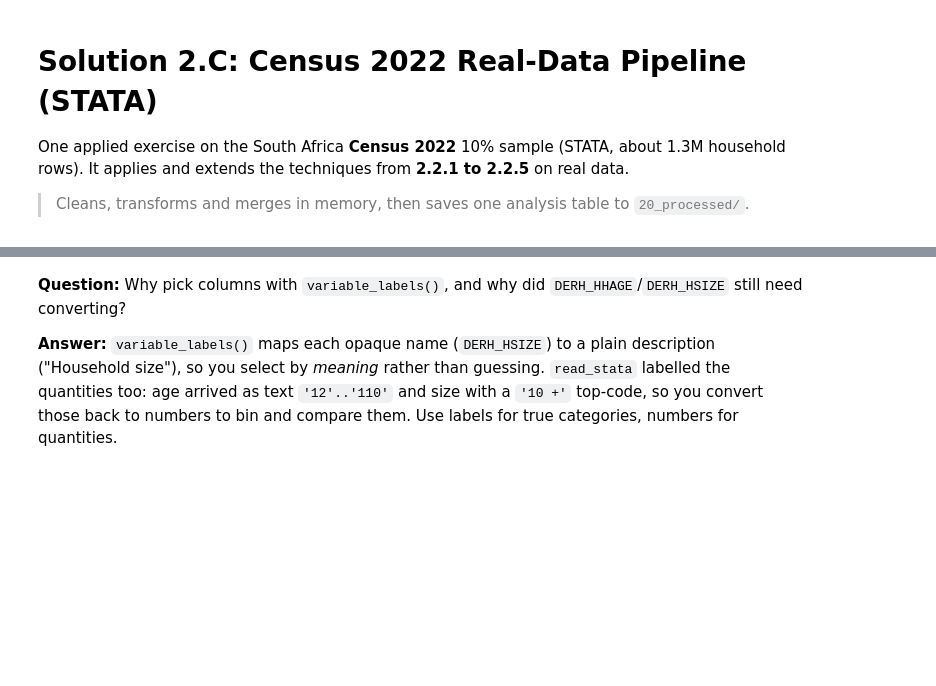
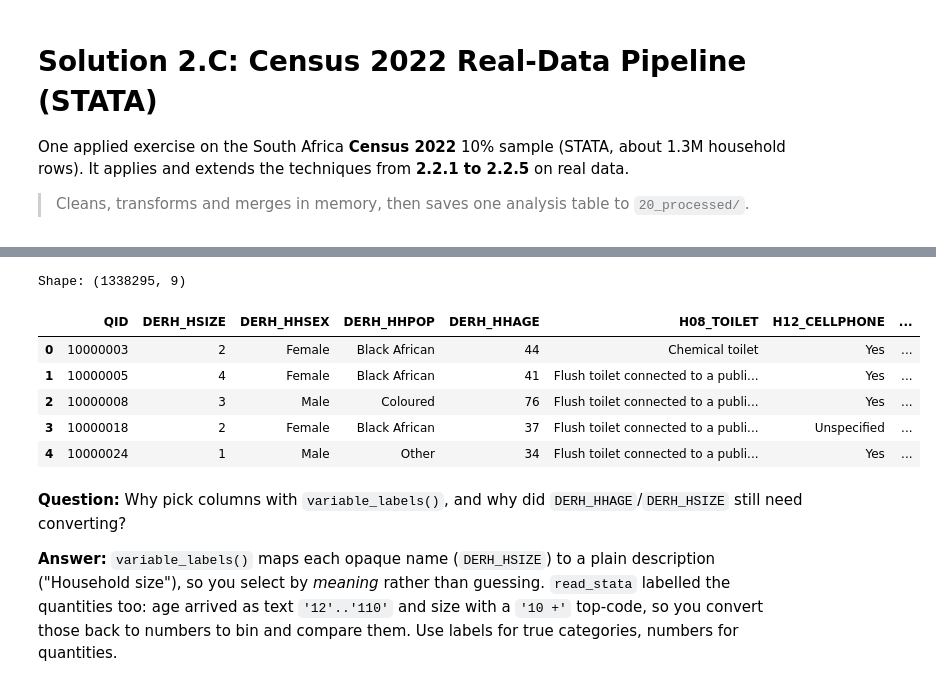
Before and after one commit to rowsquared/py4stat-public, a Jupyter notebook: notebooks/solutions/solution_226_census_stata_pipeline.ipynb, the cells around one changed output, grey strips where cells are left out. Saved outputs shown, nothing was run; the diff lists cells and outputs as text; code cells hidden in the pictures; blank space fills up the shorter version.

```diff
--- a/notebooks/solutions/solution_226_census_stata_pipeline.ipynb
+++ b/notebooks/solutions/solution_226_census_stata_pipeline.ipynb
@@ -46,23 +67,31 @@ var_labels        # read the descriptions to decide which columns to keep
 # %%
 COLS = [
     'QID',                   # identifier
     'DERH_HSIZE',            # Household size
     'DERH_HHSEX',            # Sex of head of the household
     'DERH_HHPOP',            # Population group of head of the household
     'DERH_HHAGE',            # Age of head of the household
     'H08_TOILET',            # Toilet facilities
     'H12_CELLPHONE',         # Cellphone
     'H13_INTERNET_ACCESS',   # Access to internet
     'HH_WGT',                # Household weight
 ]
 
-df = hh[COLS].copy()
+df = pd.read_stata(hh_path, columns=COLS)        # value labels applied by default
 # the quantity columns came in as text categories, convert to numbers
 df['DERH_HHAGE'] = pd.to_numeric(df['DERH_HHAGE'].astype('object'))
 df['DERH_HSIZE'] = pd.to_numeric(df['DERH_HSIZE'].astype('object').replace('10 +', '10'))
 
 print('Shape:', df.shape)
 df.head()
+# %% [output]
+Shape: (1338295, 9)
+|  | QID | DERH_HSIZE | DERH_HHSEX | DERH_HHPOP | DERH_HHAGE | H08_TOILET | H12_CELLPHONE | ... |
+| 0 | 10000003 | 2 | Female | Black African | 44 | Chemical toilet | Yes | ... |
+| 1 | 10000005 | 4 | Female | Black African | 41 | Flush toilet connected to a publi... | Yes | ... |
+| 2 | 10000008 | 3 | Male | Coloured | 76 | Flush toilet connected to a publi... | Yes | ... |
+| 3 | 10000018 | 2 | Female | Black African | 37 | Flush toilet connected to a publi... | Unspecified | ... |
+| 4 | 10000024 | 1 | Male | Other | 34 | Flush toilet connected to a publi... | Yes | ... |
 # %% [markdown]
 **Question:** Why pick columns with `variable_labels()`, and why did `DERH_HHAGE`/`DERH_HSIZE` still need converting?
 
```
Also changed, not shown: parts of 21 cells of this notebook, 1 other file.
